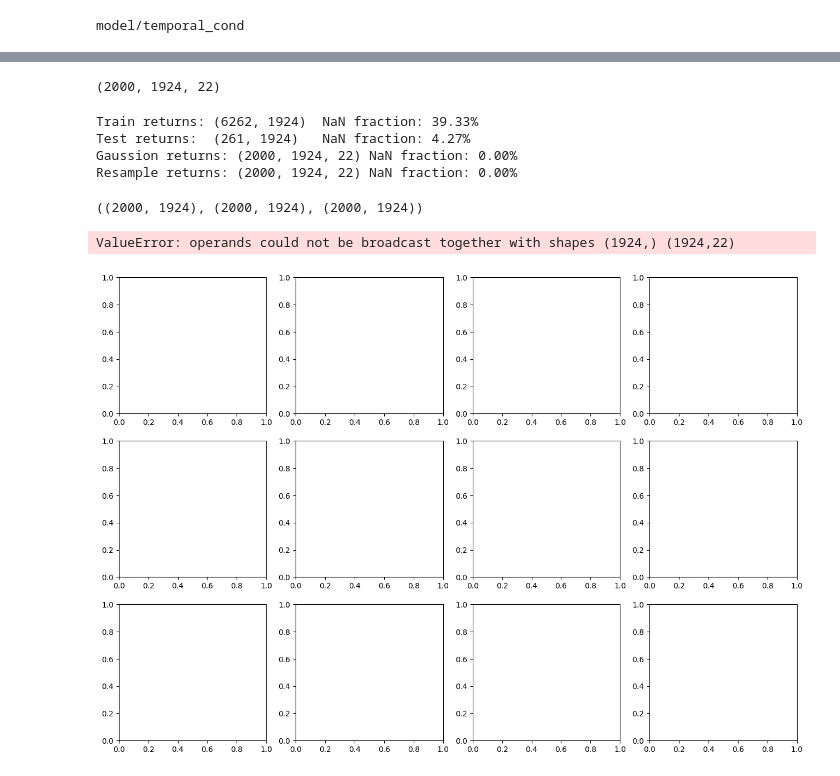
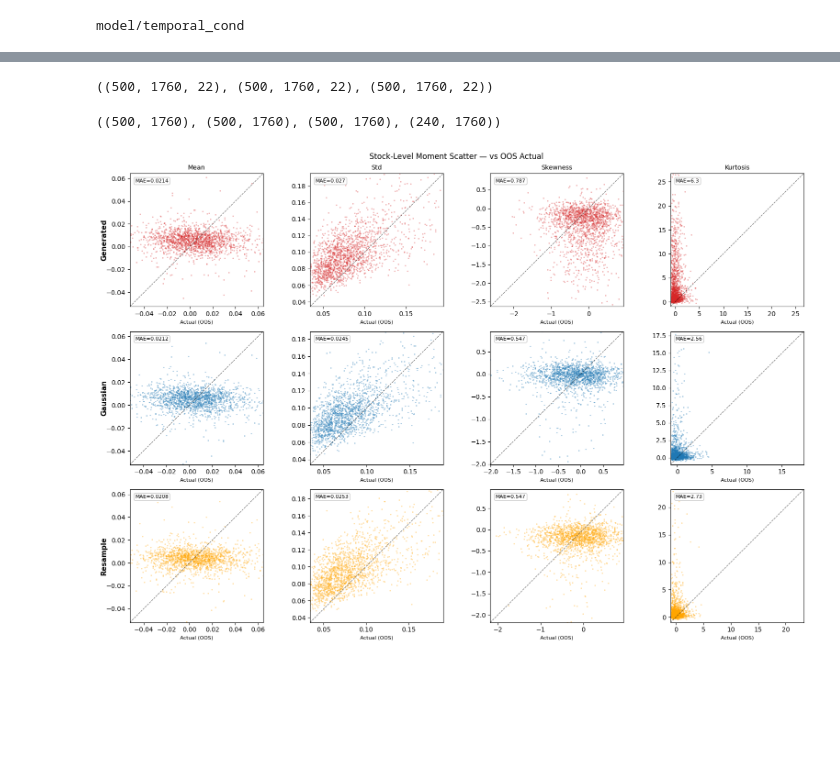
Before and after one commit to yryMax/TailEnhancedFinDiff, a Jupyter notebook: stock_evaluation.ipynb, the cells around one changed output, grey strips where cells are left out. Drawn from its saved outputs; the diff is of its cells as text; code cells hidden in the pictures; blank space fills up the shorter version.

Commit message:
fix stock eval

```diff
--- a/stock_evaluation.ipynb
+++ b/stock_evaluation.ipynb
@@ -22,6 +22,3 @@ test_model = load_model(f"{PREFIX}/test")
 print(PREFIX)
 # %% [output]
 model/temporal_cond
-# %%
-def _aggregate(fs):
-    return np.log1p(fs).sum(axis=-1)
@@ -50,34 +62,42 @@ assert R_test.columns.equals(R_train.columns), "Columns do not match common stoc
 # %%
 diffusionScenario = ScenarioGenerator(train_model, DiffusionSampler(CKPT_PATH))
-R_gen = diffusionScenario.stock_generate_temporal(NUM_GENERATE, seq_len, fs_cache="model/temporal_cond/samples/path_cond_2000x22.npy")[:, col_indices]
-R_gen.shape
+R_gen_full, sys_gen_full, idio_gen_full = diffusionScenario.stock_generate_temporal(
+    NUM_GENERATE, seq_len,
+    fs_cache="model/temporal_cond/samples/path_cond_500x22.npy",
+    return_components=True)
+R_gen      = R_gen_full[:,    col_indices]
+sys_gen_t  = sys_gen_full[:,  col_indices]
+idio_gen_t = idio_gen_full[:, col_indices]
+R_gen.shape, sys_gen_t.shape, idio_gen_t.shape
 # %% [output]
-(2000, 1924, 22)
+((500, 1760, 22), (500, 1760, 22), (500, 1760, 22))
-# %%
-# get the baseline sample after filtering
-row_idx = rng.choice(R_train.shape[0], size=NUM_GENERATE, replace=False)
-R_test = R_testdf.pivot_table(index="date", columns="csecid", values="returns").values
-gaussionScenario = ScenarioGenerator(train_model, GaussianSampler(train_model.F, diffusionScenario.sampler.scaler, guidance_scale=5))
-R_gaussian = gaussionScenario.stock_generate_temporal(NUM_GENERATE, seq_len)[:, col_indices]
-resampleScenario = ScenarioGenerator(train_model, ResampleSampler(train_model.F, diffusionScenario.sampler.scaler))
-resample = resampleScenario.stock_generate_temporal(NUM_GENERATE, seq_len)[:, col_indices]
-
-print(f"Train returns: {R_train.shape}  NaN fraction: {np.isnan(R_train).mean():.2%}")
-print(f"Test returns:  {R_test.shape}   NaN fraction: {np.isnan(R_test).mean():.2%}")
-print(f"Gaussion returns: {R_gaussian.shape} NaN fraction: {np.isnan(R_gaussian).mean():.2%}")
-print(f"Resample returns: {resample.shape} NaN fraction: {np.isnan(resample).mean():.2%}")
-# %% [output]
-Train returns: (6262, 1924)  NaN fraction: 39.33%
-Test returns:  (261, 1924)   NaN fraction: 4.27%
-Gaussion returns: (2000, 1924, 22) NaN fraction: 0.00%
-Resample returns: (2000, 1924, 22) NaN fraction: 0.00%
+# %%
+# get the baseline samples (cache factor paths so re-runs are instant)
+gaussionScenario = ScenarioGenerator(train_model, GaussianSampler(train_model.F, diffusionScenario.sampler.scaler, guidance_scale=5))
+R_gs_full, sys_gs_full, idio_gs_full = gaussionScenario.stock_generate_temporal(
+    NUM_GENERATE, seq_len,
+    fs_cache=f"{PREFIX}/samples/gaussian_{NUM_GENERATE}x{seq_len}.npy",
+    return_components=True)
+R_gaussian = R_gs_full[:,    col_indices]
+sys_gs_t   = sys_gs_full[:,  col_indices]
+idio_gs_t  = idio_gs_full[:, col_indices]
+
+resampleScenario = ScenarioGenerator(train_model, ResampleSampler(train_model.F, diffusionScenario.sampler.scaler))
+R_rs_full, sys_rs_full, idio_rs_full = resampleScenario.stock_generate_temporal(
+    NUM_GENERATE, seq_len,
+    fs_cache=f"{PREFIX}/samples/resample_{NUM_GENERATE}x{seq_len}.npy",
+    return_components=True)
+resample   = R_rs_full[:,    col_indices]
+sys_rs_t   = sys_rs_full[:,  col_indices]
+idio_rs_t  = idio_rs_full[:, col_indices]
 # %%
 acc_diffusion = _aggregate(R_gen)
 acc_gaussion = _aggregate(R_gaussian)
 acc_resample = _aggregate(resample)
-acc_diffusion.shape, acc_gaussion.shape, acc_resample.shape
+acc_test = _aggregate(OOS_traj)
+acc_diffusion.shape, acc_gaussion.shape, acc_resample.shape, acc_test.shape
 # %% [output]
-((2000, 1924), (2000, 1924), (2000, 1924))
+((500, 1760), (500, 1760), (500, 1760), (240, 1760))
 # %%
 ## Stock-Level Moment Scatter Plots
 MOMENTS = {
@@ -87,11 +107,10 @@ MOMENTS = {
     "Kurtosis": lambda X: kurtosis(X, axis=0, nan_policy="omit"),
 }
 
-m_actual_tr  = {k: fn(R_train) for k, fn in MOMENTS.items()}
-m_actual_oos = {k: fn(R_test)  for k, fn in MOMENTS.items()}
-m_gen        = {k: fn(R_gen)       for k, fn in MOMENTS.items()}
-m_gs         = {k: fn(R_gaussian)  for k, fn in MOMENTS.items()}
-m_factor_rs = {k: fn(resample)       for k, fn in MOMENTS.items()}
+m_actual_oos = {k: fn(acc_test)  for k, fn in MOMENTS.items()}
+m_gen        = {k: fn(acc_diffusion)       for k, fn in MOMENTS.items()}
+m_gs         = {k: fn(acc_gaussion)  for k, fn in MOMENTS.items()}
+m_factor_rs = {k: fn(acc_resample)       for k, fn in MOMENTS.items()}
 
 MODELS = [
     ("Generated", m_gen, "#d62728"),
@@ -108,36 +127,34 @@ def _moment_scatter(actual_label, m_actual, fig_title):
             y = m_pred[mname]
             mask = np.isfinite(x) & np.isfinite(y)
 
             lo = np.percentile(np.concatenate([x[mask], y[mask]]), 1)
             hi = np.percentile(np.concatenate([x[mask], y[mask]]), 99)
 
             ax.scatter(x[mask], y[mask], s=5, alpha=0.35, linewidths=0, color=color)
             ax.plot([lo, hi], [lo, hi], "k--", lw=0.9, alpha=0.55)
 
             mae = np.mean(np.abs(x[mask] - y[mask]))
             ax.text(0.04, 0.96, f"MAE={mae:.3g}",
                     transform=ax.transAxes, fontsize=8, va="top", ha="left",
                     bbox=dict(boxstyle="round,pad=0.25", facecolor="white",
                               edgecolor="0.75", alpha=0.85))
 
             ax.set_xlim(lo, hi)
             ax.set_ylim(lo, hi)
             ax.set_aspect("equal")
             ax.set_xlabel(f"Actual ({actual_label})", fontsize=8)
             if row == 0:
                 ax.set_title(mname, fontsize=10)
 
         axes[row, 0].annotate(model_label, xy=(-0.22, 0.5), xycoords="axes fraction",
                               fontsize=11, rotation=90, va="center", fontweight="bold")
     fig.suptitle(fig_title, fontsize=12)
     fig.tight_layout()
     plt.show()
 
-# _moment_scatter("Train", m_actual_tr,  "Stock-Level Moment Scatter — vs Train Actual")
 _moment_scatter("OOS",   m_actual_oos, "Stock-Level Moment Scatter — vs OOS Actual")
 # %% [output]
-ValueError: operands could not be broadcast together with shapes (1924,) (1924,22)
-[figure, old version]
+[figure, new version]
 # %%
 col_w = 14
 header = f"{'':22}" + "".join(f"{m:<{col_w}}" for m in MOMENTS)
```
Also changed, not shown: parts of 12 cells of this notebook, 3 other files.
